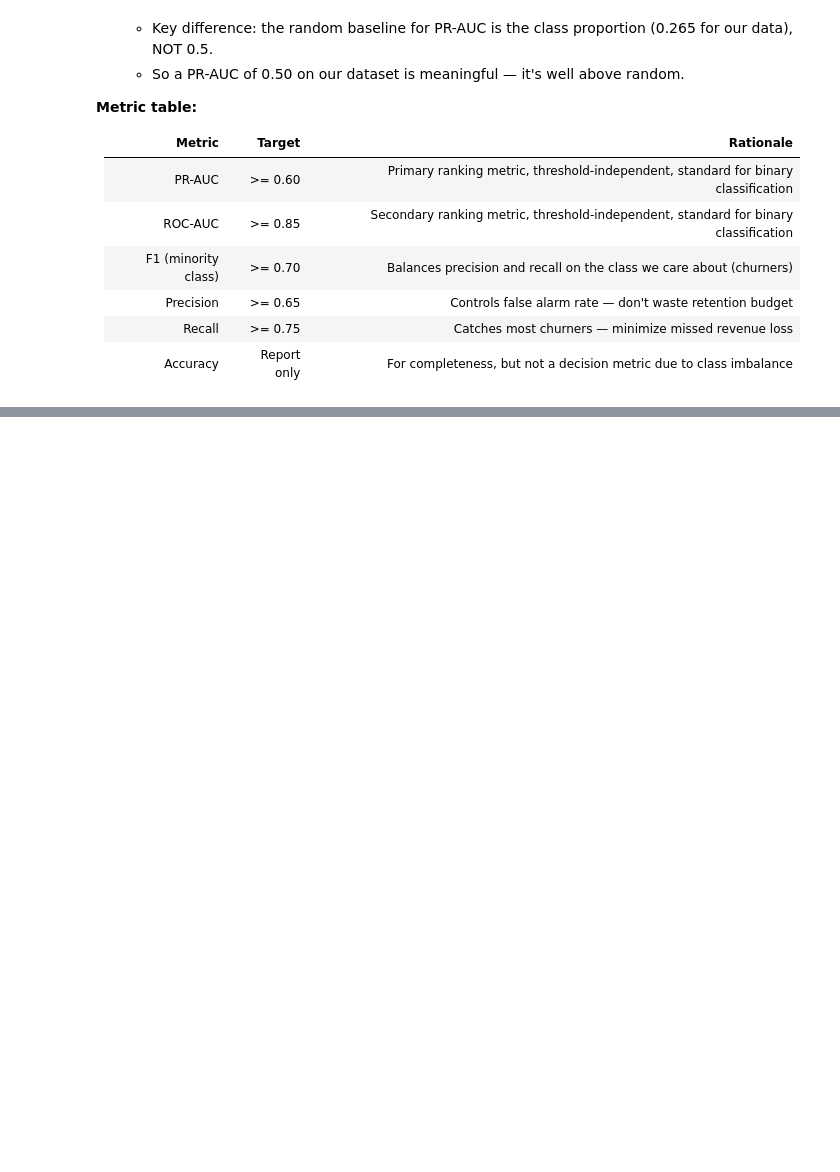
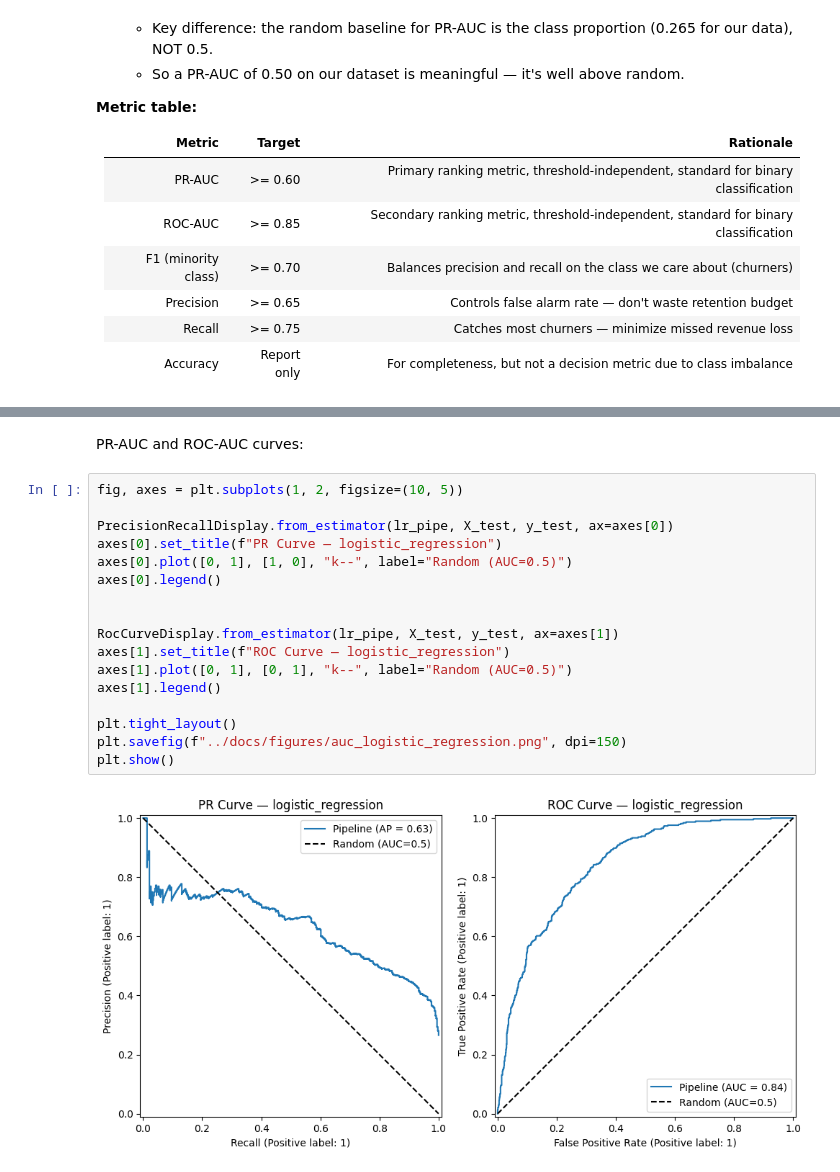
Before and after one commit to thiagolcmelo/churn-prediction, a Jupyter notebook: notebooks/01_eda.ipynb, the cells around one changed output, grey strips where cells are left out. Saved outputs shown, nothing was run; the diff lists cells and outputs as text; blank space fills up the shorter version.

```diff
--- a/notebooks/01_eda.ipynb
+++ b/notebooks/01_eda.ipynb
@@ -569,0 +766,21 @@ From these four numbers, all classification metrics are derived:
+# %% [markdown]
+PR-AUC and ROC-AUC curves:
+# %%
+fig, axes = plt.subplots(1, 2, figsize=(10, 5))
+
+PrecisionRecallDisplay.from_estimator(lr_pipe, X_test, y_test, ax=axes[0])
+axes[0].set_title(f"PR Curve — logistic_regression")
+axes[0].plot([0, 1], [1, 0], "k--", label="Random (AUC=0.5)")
+axes[0].legend()
+
+
+RocCurveDisplay.from_estimator(lr_pipe, X_test, y_test, ax=axes[1])
+axes[1].set_title(f"ROC Curve — logistic_regression")
+axes[1].plot([0, 1], [0, 1], "k--", label="Random (AUC=0.5)")
+axes[1].legend()
+
+plt.tight_layout()
+plt.savefig(f"../docs/figures/auc_logistic_regression.png", dpi=150)
+plt.show()
+# %% [output]
+[figure, added]
```
Also changed, not shown: parts of 21 cells of this notebook, 4 other files.
